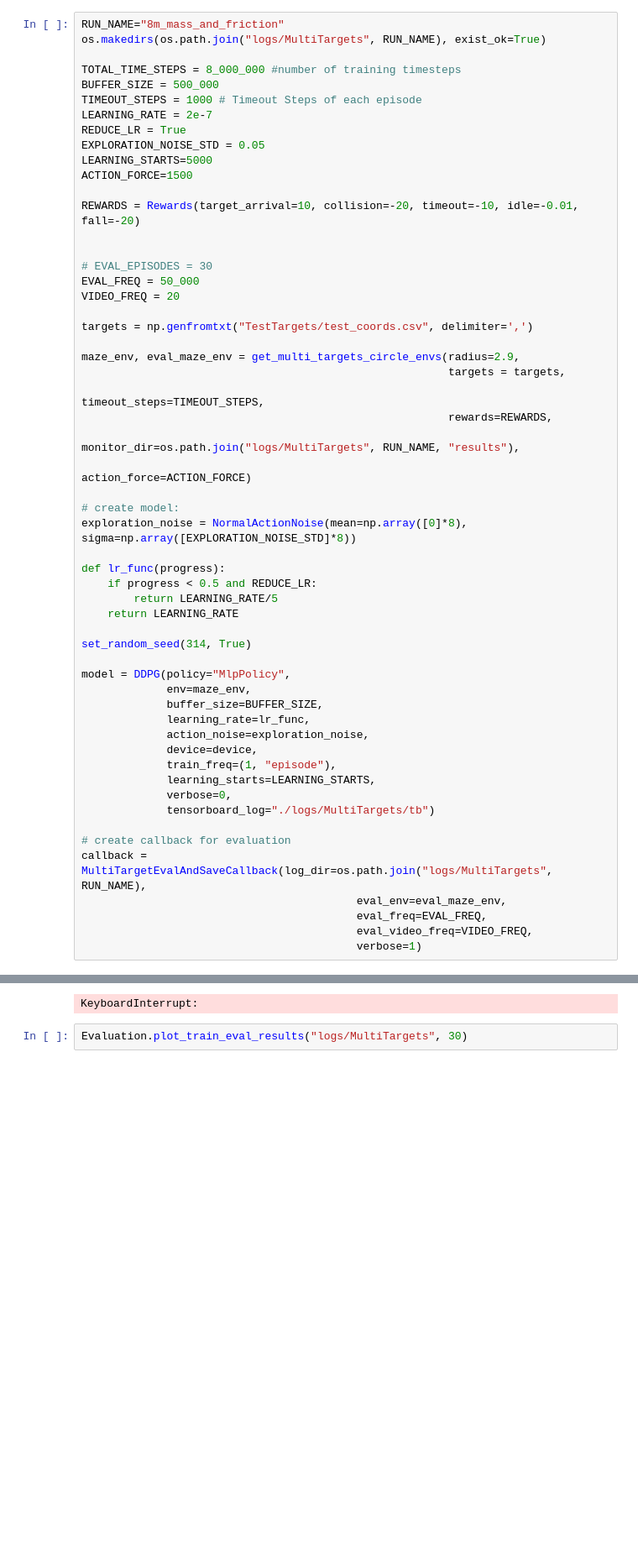
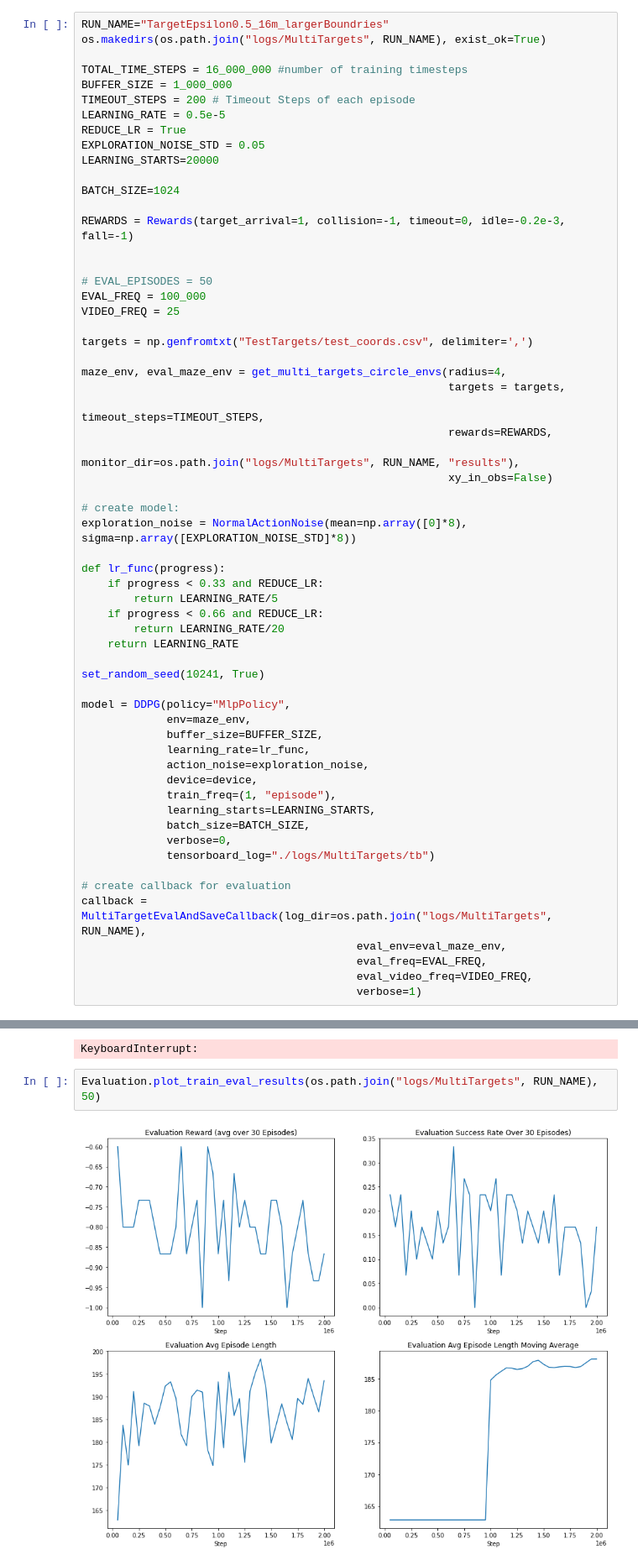
Before and after one commit to rl-project-dor-yuval/robomaze, a Jupyter notebook: Training/MultipleTargetsSmaller.ipynb, the cells around one changed output, grey strips where cells are left out. Shown at 84% size. Saved outputs shown, nothing was run; the diff lists cells and outputs as text; blank space fills up the shorter version.

```diff
--- a/Training/MultipleTargetsSmaller.ipynb
+++ b/Training/MultipleTargetsSmaller.ipynb
@@ -34,43 +34,46 @@ print(device)
 # %% [output]
 cuda
 # %%
-RUN_NAME="8m_mass_and_friction"
+RUN_NAME="TargetEpsilon0.5_16m_largerBoundries"
 os.makedirs(os.path.join("logs/MultiTargets", RUN_NAME), exist_ok=True)
 
-TOTAL_TIME_STEPS = 8_000_000 #number of training timesteps
-BUFFER_SIZE = 500_000
-TIMEOUT_STEPS = 1000 # Timeout Steps of each episode
-LEARNING_RATE = 2e-7
+TOTAL_TIME_STEPS = 16_000_000 #number of training timesteps
+BUFFER_SIZE = 1_000_000
+TIMEOUT_STEPS = 200 # Timeout Steps of each episode
+LEARNING_RATE = 0.5e-5
 REDUCE_LR = True
 EXPLORATION_NOISE_STD = 0.05
-LEARNING_STARTS=5000
-ACTION_FORCE=1500
+LEARNING_STARTS=20000
 
-REWARDS = Rewards(target_arrival=10, collision=-20, timeout=-10, idle=-0.01, fall=-20)
+BATCH_SIZE=1024
+
+REWARDS = Rewards(target_arrival=1, collision=-1, timeout=0, idle=-0.2e-3, fall=-1)
 
 
-# EVAL_EPISODES = 30
-EVAL_FREQ = 50_000
-VIDEO_FREQ = 20
+# EVAL_EPISODES = 50
+EVAL_FREQ = 100_000
+VIDEO_FREQ = 25
 
 targets = np.genfromtxt("TestTargets/test_coords.csv", delimiter=',')
 
-maze_env, eval_maze_env = get_multi_targets_circle_envs(radius=2.9,
+maze_env, eval_maze_env = get_multi_targets_circle_envs(radius=4,
                                                         targets = targets,
                                                         timeout_steps=TIMEOUT_STEPS,
                                                         rewards=REWARDS,
                                                         monitor_dir=os.path.join("logs/MultiTargets", RUN_NAME, "results"),
-                                                        action_force=ACTION_FORCE)
+                                                        xy_in_obs=False)
 
 # create model:
 exploration_noise = NormalActionNoise(mean=np.array([0]*8), sigma=np.array([EXPLORATION_NOISE_STD]*8))
 
 def lr_func(progress):
-    if progress < 0.5 and REDUCE_LR:
+    if progress < 0.33 and REDUCE_LR:
         return LEARNING_RATE/5
+    if progress < 0.66 and REDUCE_LR:
+        return LEARNING_RATE/20
     return LEARNING_RATE
 
-set_random_seed(314, True)
+set_random_seed(10241, True)
 
 model = DDPG(policy="MlpPolicy",
              env=maze_env,
@@ -80,6 +83,7 @@ model = DDPG(policy="MlpPolicy",
              device=device,
              train_freq=(1, "episode"),
              learning_starts=LEARNING_STARTS,
+             batch_size=BATCH_SIZE,
              verbose=0,
              tensorboard_log="./logs/MultiTargets/tb")
 
@@ -108,7 +112,9 @@ print("time", time.time() - start)
 100000.00 Steps evaluation, avg reward:-19.99, avg episode length: 1000.00, success rate: 0.00
 KeyboardInterrupt:
 # %%
-Evaluation.plot_train_eval_results("logs/MultiTargets", 30)
+Evaluation.plot_train_eval_results(os.path.join("logs/MultiTargets", RUN_NAME), 50)
+# %% [output]
+[figure, added]
 # %%
 from IPython.display import Image
 import ipyplot
```
Also changed, not shown: parts of 2 cells of this notebook, 51 other files.
